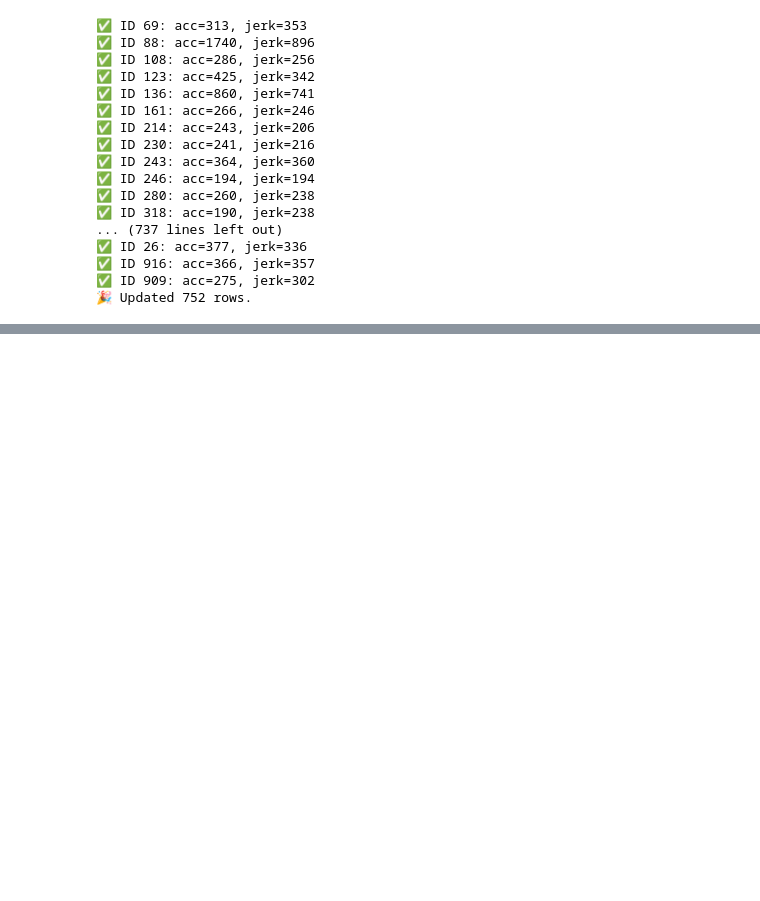
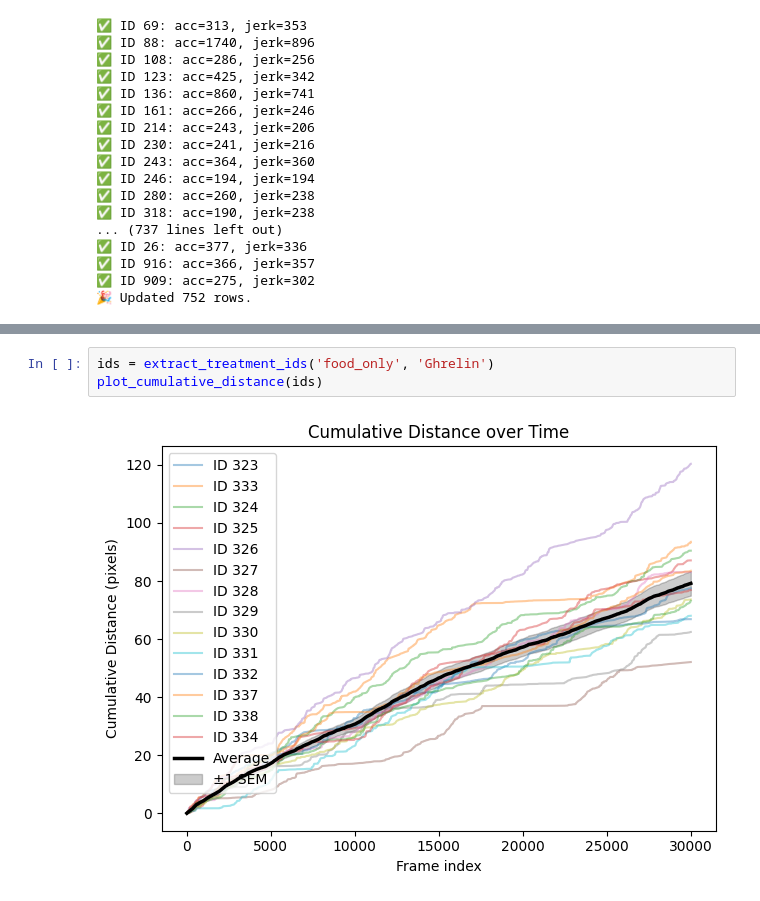
Before and after one commit to atanugiri/GhrelinBehaviorQuantification, a Jupyter notebook: Python_scripts/Untitled.ipynb, the cells around one changed output, grey strips where cells are left out. Drawn from its saved outputs; the diff is of its cells as text; blank space fills up the shorter version.

```diff
--- a/Python_scripts/Untitled.ipynb
+++ b/Python_scripts/Untitled.ipynb
@@ -326,0 +337,5 @@ plot_cumulative_distance([1, 2, 3])
+# %%
+ids = extract_treatment_ids('food_only', 'Ghrelin')
+plot_cumulative_distance(ids)
+# %% [output]
+[figure, added]
```
Also changed, not shown: parts of 11 cells of this notebook, 3 other files.
